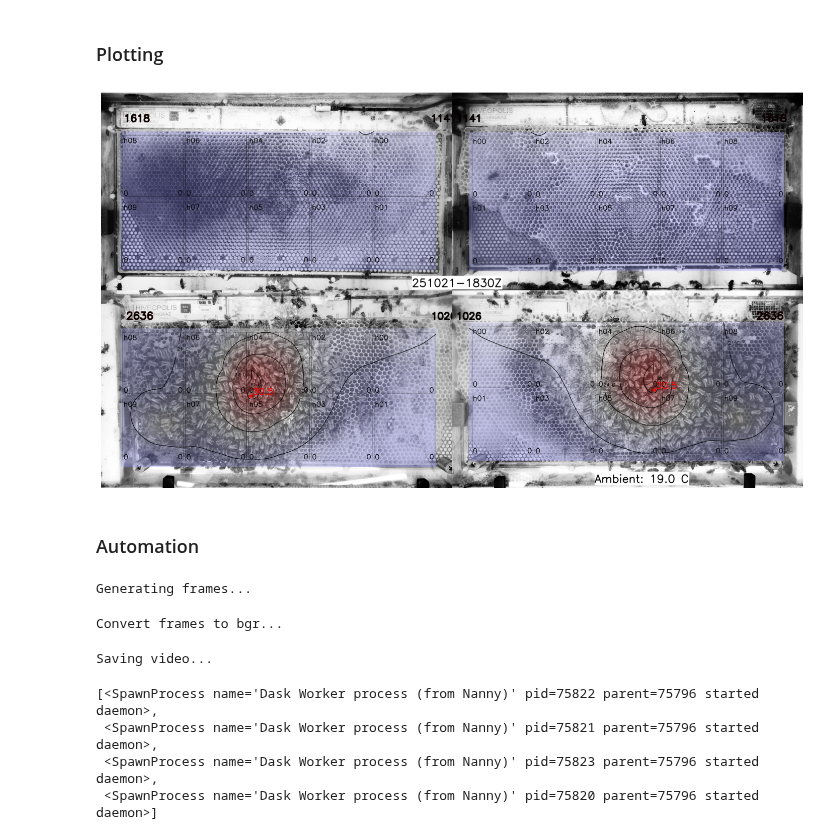
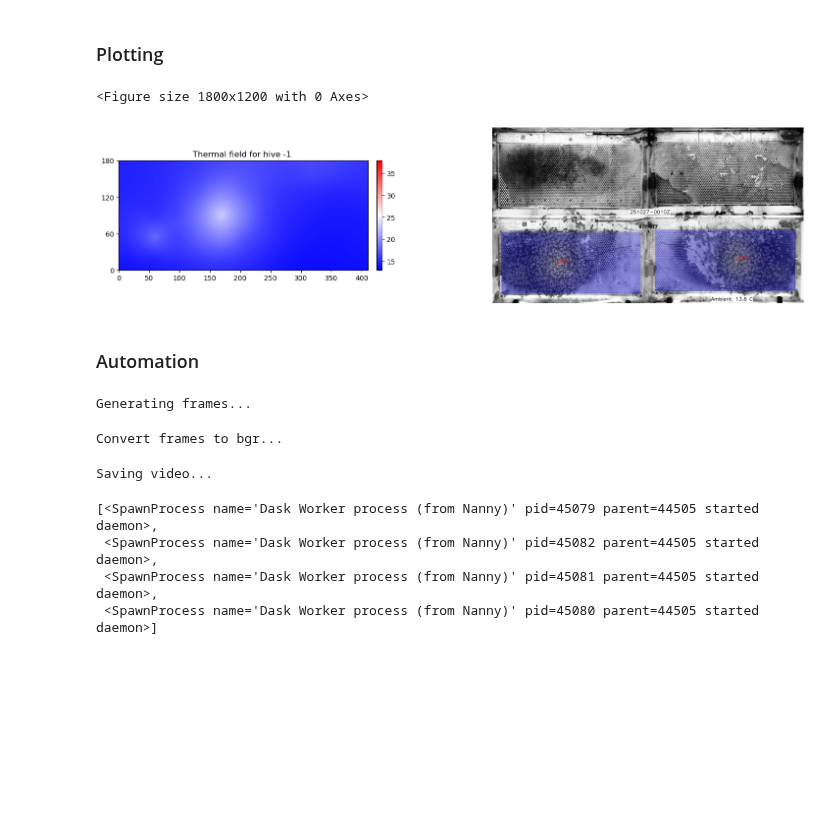
Before and after one commit to epfl-mobots/ABCVisualisation, a Jupyter notebook: generateAnotatedVideo.ipynb, the cells around one changed output. Drawn from its saved outputs; the diff is of its cells as text; code cells hidden in the pictures; blank space fills up the shorter version.

Commit message:
bugfix with missing data

```diff
--- a/generateAnotatedVideo.ipynb
+++ b/generateAnotatedVideo.ipynb
@@ -67,8 +47,8 @@ download_data = True    # Set to True to download data from InfluxDB, False to u
 hive_nb = 1             # Hive number to process (1 or 2 for OH, 3 for BH and 0 for debugging)
 t_res = "5min"          # Image time resolution. Change only if images are not taken every minute. Use frame_drop to keep only some frames, not this.
 rootpath_imgs = '/Users/cyrilmonette/Library/CloudStorage/SynologyDrive-data/tmp/Images/'     # For images
-first_dt = pd.to_datetime("251021-151000Z", format='%y%m%d-%H%M%S%z')
-last_dt = pd.to_datetime("251027-085000Z", format='%y%m%d-%H%M%S%z')
+first_dt = pd.to_datetime("251027-001000Z", format='%y%m%d-%H%M%S%z')
+last_dt = pd.to_datetime("251028-163000Z", format='%y%m%d-%H%M%S%z')
 frame_drop = 2          # We keep 1 frame every frame_drop frames. Put one to keep all frames.
 verbose = True          # Set to True to print progress messages
 
@@ -127,8 +107,11 @@ _time
 upper, lower = generateThermalDF(hive_data)   # Only tmp data, in a format that can be used by ThermalFrame
 
 # Seek the max and min values of the tmp data, in both upper and lower hives
-max_temp = max(upper.max().max(), lower.max().max())
-min_temp = min(upper.min().min(), lower.min().min())
+# max_temp = max(upper.max().max(), lower.max().max())
+# min_temp = min(upper.min().min(), lower.min().min())
+
+max_temp = np.nanmax([upper.to_numpy(), lower.to_numpy()])
+min_temp = np.nanmin([upper.to_numpy(), lower.to_numpy()])
 print("Max temperature in the selected time range: ", max_temp)
 print("Min temperature in the selected time range: ", min_temp)
 print(lower)
@@ -206,23 +190,58 @@ _time
 # %%
 vmax = max_temp
 vmin = min_temp
 # For a random time frame, generate the image of the hive and the thermal plot side by side with matplotlib
 # This is just to check that everything is working fine
 plt.figure(figsize=(18, 12))
-frame = 20 # Frame idx within datetimes
+frame = 0 # Frame idx within datetimes
 dt = datetimes[frame]
 _imgs_paths = imgs_paths.loc[dt].to_numpy()
 imgs_names = [str(_imgs_paths[i]).split("/")[-1][:-4] for i in range(len(_imgs_paths))]
 # Read the images using cv2
 current_imgs = [cv2.imread(_imgs_paths[i], cv2.IMREAD_GRAYSCALE) if _imgs_paths[i] is not None else np.zeros((2592,4608), np.uint8) for i in range(len(_imgs_paths))]
-hs_1 = Hive(dt, current_imgs, False, imgs_names,ThermalFrame(upper.loc[dt].to_numpy(dtype="float64")),ThermalFrame(lower.loc[dt].to_numpy()),co2_data.loc[dt],upper_htr.loc[dt],lower_htr.loc[dt], hive_nb=hive_nb)
+
+# Thermal data
+try:
+    upper_tf = ThermalFrame(upper.loc[dt].to_numpy())
+except NoValidSensors:
+    upper_tf = None
+
+try:
+    lower_tf = ThermalFrame(lower.loc[dt].to_numpy())
+except NoValidSensors:
+    lower_tf = None
+
+fig, ax = plt.subplots(1, 2, figsize=(18, 12))
+lower_tf.calculate_thermal_field()
+lower_tf.plot_thermal_field(ax=ax[0], v_min=vmin, v_max=vmax)
+
+# Metabolic data
+if dt in co2_data.index:
+    metabolic_df = co2_data.loc[dt]
+else:
+    metabolic_df = None
+
+# Lower heater
+if dt in lower_htr.index:
+    lower_htr_row = lower_htr.loc[dt]
+else:
+    lower_htr_row = None
+
+# Upper heater
+if dt in upper_htr.index:
+    upper_htr_row = upper_htr.loc[dt]
+else:
+    upper_htr_row = None
+
+hs_1 = Hive(dt, current_imgs, False, imgs_names, upper_tf, lower_tf, metabolic_df, upper_htr_row, lower_htr_row, hive_nb=hive_nb)
 contours = list(range(12, 37, 3))
-snapshot = hs_1.snapshot(v_max=vmax,v_min=vmin,contours=contours, annotate_contours = True, annotate_names=False, thermal_transparency=0.35)
+snapshot = hs_1.snapshot(v_max=vmax, v_min=vmin, contours=contours, annotate_contours=True, annotate_names=False, thermal_transparency=0.35)
 plt.imshow(snapshot)
 plt.axis('off')
 plt.show()
 # %% [output]
+<Figure size 1800x1200 with 0 Axes>
-[figure, old version]
+[figure, new version]
 # %% [markdown]
 ### Automation
 # %%
@@ -290,7 +309,7 @@ multiprocessing.active_children()
 Generating frames...
 Convert frames to bgr...
 Saving video...
-[<SpawnProcess name='Dask Worker process (from Nanny)' pid=75822 parent=75796 started daemon>,
- <SpawnProcess name='Dask Worker process (from Nanny)' pid=75821 parent=75796 started daemon>,
- <SpawnProcess name='Dask Worker process (from Nanny)' pid=75823 parent=75796 started daemon>,
- <SpawnProcess name='Dask Worker process (from Nanny)' pid=75820 parent=75796 started daemon>]
+[<SpawnProcess name='Dask Worker process (from Nanny)' pid=45079 parent=44505 started daemon>,
+ <SpawnProcess name='Dask Worker process (from Nanny)' pid=45082 parent=44505 started daemon>,
+ <SpawnProcess name='Dask Worker process (from Nanny)' pid=45081 parent=44505 started daemon>,
+ <SpawnProcess name='Dask Worker process (from Nanny)' pid=45080 parent=44505 started daemon>]
```
Also changed, not shown: parts of 6 cells of this notebook.
